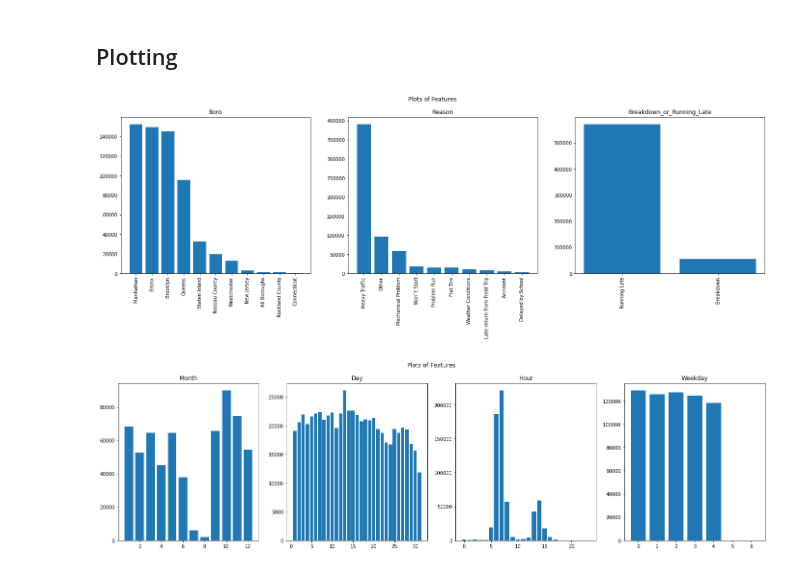
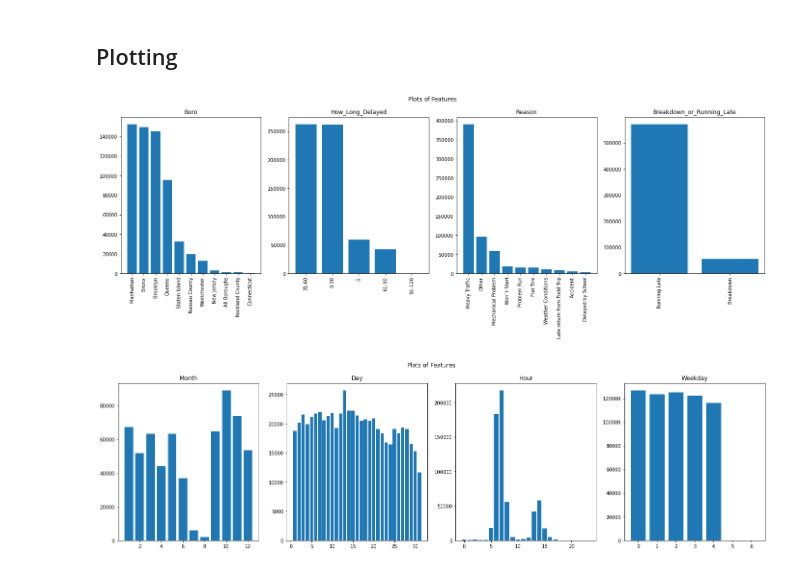
Before and after one commit to oaf9/Machine-Learning-Methods-for-Bus-Routes-and-Traffic, a Jupyter notebook: traffic_1.ipynb, the cells around one changed output. Drawn from its saved outputs; the diff is of its cells as text; code cells hidden in the pictures.

```diff
--- a/traffic_1.ipynb
+++ b/traffic_1.ipynb
@@ -21,27 +35,27 @@ Data = pd.read_csv('formatted_data.csv')
 # %% [markdown]
 ## Plotting
 # %%
-warnings.filterwarnings('ignore')
+#warnings.filterwarnings('ignore')
 
-columns_to_plot_Data = ['Boro', 'Reason', 'Breakdown_or_Running_Late']
+columns_to_plot_Data = ['Boro','How_Long_Delayed' ,'Reason', 'Breakdown_or_Running_Late']
 
-fig, axs = plt.subplots(1,3, figsize=(24, 6))
+fig, axs = plt.subplots(1,4, figsize=(24, 6))
 fig.suptitle("Plots of Features")
 fig.subplots_adjust(hspace = .5, wspace=.2)
 axs = axs.ravel()
 
 i = 0
 for column_name in columns_to_plot_Data:
 
     counts = Data[column_name].value_counts()
 
     # Rotate the tick labels in the second subplot
     axs[i].bar(counts.index, counts.values)
     axs[i].set_title(f"{column_name}")
     axs[i].set_xticklabels(counts.index, rotation=90)
     i += 1
 # %% [output]
-[figure, old version]
+[figure, new version]
 # %%
 def process(df):
 
```
Also changed, not shown: parts of 12 cells of this notebook, 1 other file.
